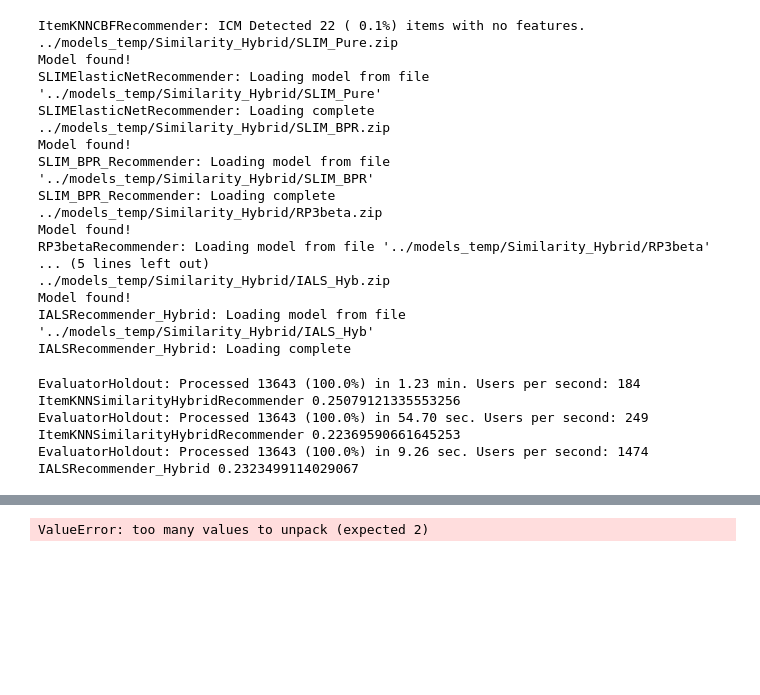
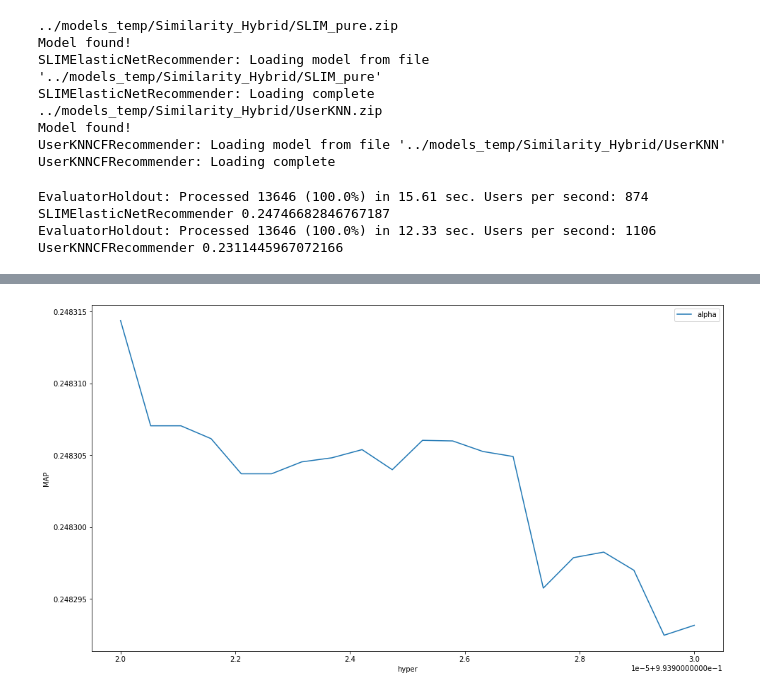
Before and after one commit to KingPowa/RecSys_Challenge2021, a Jupyter notebook: Notebooks_HybridSimilarities_KingPowa/SLIM_enh+IALS+RP3_enh(scorewise) .ipynb, the cells around one changed output, grey strips where cells are left out. Saved outputs shown, nothing was run; the diff lists cells and outputs as text; code cells hidden in the pictures; blank space fills up the shorter version.

```diff
--- a/Notebooks_HybridSimilarities_KingPowa/SLIM_enh+IALS+RP3_enh(scorewise) .ipynb
+++ b/Notebooks_HybridSimilarities_KingPowa/SLIM_enh+IALS+RP3_enh(scorewise) .ipynb
@@ -71,81 +78,51 @@ from Recommenders.KNN.ItemKNNScoresHybridMultipleRecommender import ItemKNNScore
 # %%
-recommender_3 = MultiThreadSLIM_SLIMElasticNetRecommender(URM_train)
-recommender_4 = SLIM_BPR_Cython(URM_train)
-recommender_1 = RP3betaRecommender(URM_train)
-recommender_2 = ItemKNNCBFRecommender(URM_train, ICM_weighted)
-recommender3 = IALSRecommender_Hybrid(URM_train, ICM_all)
+recommender1 = MultiThreadSLIM_SLIMElasticNetRecommender(URM_train)
+recommender2 = UserKNNCFRecommender(URM_train)
 
-model_init(recommender_3, 'SLIM_Pure', models_to_combine_best['SLIMER'])
-model_init(recommender_4, 'SLIM_BPR', models_to_combine_best['SLIMBPR'])
-model_init(recommender_1, 'RP3beta', models_to_combine_best['RP3beta'])
-model_init(recommender_2, 'KNNweigh', models_to_combine_best['icm_weighted'])
-model_init(recommender3, 'IALS_Hyb', models_to_combine_best['IALS_Hyb'])
-
-recommender1 = ItemKNNSimilarityHybridRecommenderNormal(URM_train, recommender_3.W_sparse, recommender_4.W_sparse)
-recommender1.fit(0.9876793526315789)
-
-recommender2 = ItemKNNSimilarityHybridRecommenderNormal(URM_train, recommender_1.W_sparse, recommender_2.W_sparse)
-recommender2.fit(0.9546136842105264)
+model_init(recommender1, 'SLIM_pure', models_to_combine_best['SLIMER'])
+model_init(recommender2, 'UserKNN', models_to_combine_best['UserKNN'])
 # %% [output]
-ItemKNNCBFRecommender: ICM Detected 22 ( 0.1%) items with no features.
-../models_temp/Similarity_Hybrid/SLIM_Pure.zip
+../models_temp/Similarity_Hybrid/SLIM_pure.zip
 Model found!
-SLIMElasticNetRecommender: Loading model from file '../models_temp/Similarity_Hybrid/SLIM_Pure'
+SLIMElasticNetRecommender: Loading model from file '../models_temp/Similarity_Hybrid/SLIM_pure'
 SLIMElasticNetRecommender: Loading complete
-../models_temp/Similarity_Hybrid/SLIM_BPR.zip
+../models_temp/Similarity_Hybrid/UserKNN.zip
 Model found!
-SLIM_BPR_Recommender: Loading model from file '../models_temp/Similarity_Hybrid/SLIM_BPR'
-SLIM_BPR_Recommender: Loading complete
-../models_temp/Similarity_Hybrid/RP3beta.zip
-Model found!
-RP3betaRecommender: Loading model from file '../models_temp/Similarity_Hybrid/RP3beta'
-... (5 lines left out)
-../models_temp/Similarity_Hybrid/IALS_Hyb.zip
-Model found!
-IALSRecommender_Hybrid: Loading model from file '../models_temp/Similarity_Hybrid/IALS_Hyb'
-IALSRecommender_Hybrid: Loading complete
+UserKNNCFRecommender: Loading model from file '../models_temp/Similarity_Hybrid/UserKNN'
+UserKNNCFRecommender: Loading complete
 # %%
 def rank_models(evaluator, recommenders):
     for r in recommenders:
         r_d, _ = evaluator.evaluateRecommender(r)
         print(r.RECOMMENDER_NAME, r_d.loc[10]['MAP'])
 # %%
-rank_models(evaluator_validation, [recommender1, recommender2, recommender3])
+rank_models(evaluator_validation, [recommender1, recommender2])
 # %% [output]
-EvaluatorHoldout: Processed 13643 (100.0%) in 1.23 min. Users per second: 184
-ItemKNNSimilarityHybridRecommender 0.25079121335553256
-EvaluatorHoldout: Processed 13643 (100.0%) in 54.70 sec. Users per second: 249
-ItemKNNSimilarityHybridRecommender 0.22369590661645253
-EvaluatorHoldout: Processed 13643 (100.0%) in 9.26 sec. Users per second: 1474
-IALSRecommender_Hybrid 0.2323499114029067
+EvaluatorHoldout: Processed 13646 (100.0%) in 15.61 sec. Users per second: 874
+SLIMElasticNetRecommender 0.24746682846767187
+EvaluatorHoldout: Processed 13646 (100.0%) in 12.33 sec. Users per second: 1106
+UserKNNCFRecommender 0.2311445967072166
 # %%
 import matplotlib.pyplot as plt
 import numpy as np
 # %%
 import numpy as np
 
-def test_percentage(recommender_a, recommender_b, recommender_c, evaluator, high1, low1, high2, low2, high3, low3, step):
-    recommender = ItemKNNScoresHybridMultipleRecommender(URM_train, recommender_a, recommender_b, recommender_c)
+def test_percentage(recommender_a, recommender_b, evaluator, high1, low1, step):
+    recommender = TwoDifferentModelRecommender(URM_train, recommender_a, recommender_b)
     results = []
     alp_space = np.linspace(high1, low1, step, True)
-    beta_space = np.linspace(high2, low2, step, True)
-    gamma_space = np.linspace(high3, low3, step, True)
     for alp in alp_space:
-        for bet in beta_space:
-            for gamma in gamma_space:
-                recommender.fit(alp, bet, gamma)
-                r_d, _ = evaluator.evaluateRecommender(recommender)
-                print(alp, bet, gamma, ":", r_d.loc[10]['MAP'])
-                results.append(r_d.loc[10]['MAP'])
+        recommender.fit(None, alp)
+        r_d, _ = evaluator.evaluateRecommender(recommender)
+        print(alp, ":", r_d.loc[10]['MAP'])
+        results.append(r_d.loc[10]['MAP'])
 
-    return alp_space, beta_space, gamma_space, results
+    return alp_space, results
 # %%
-alp_space, results = test_percentage(recommender1, recommender2, recommender3, evaluator_validation, 0.5, 0.8, 0.16, 0.25, 0.01, 0.1, 6)
-
+alp_space, results = test_percentage(recommender1, recommender2, evaluator_validation, 0.99392, 0.99393, 20)
 _ = plt.figure(figsize=(16, 9))
-plt.plot(results, alp_space, label='alpha')
-plt.plot(results, beta_space, label='beta')
-plt.plot(results, gamma_space, label='gamma')
+plt.plot(alp_space, results, label='alpha')
 plt.ylabel('MAP')
 plt.xlabel('hyper')
 plt.legend()
@@ -171 +148 @@ EvaluatorHoldout: Processed 13643 (100.0%) in 1.03 min. Users per second: 221
-ValueError: too many values to unpack (expected 2)
+[figure, added]
```
Also changed, not shown: parts of 11 cells of this notebook, 9 other files.
